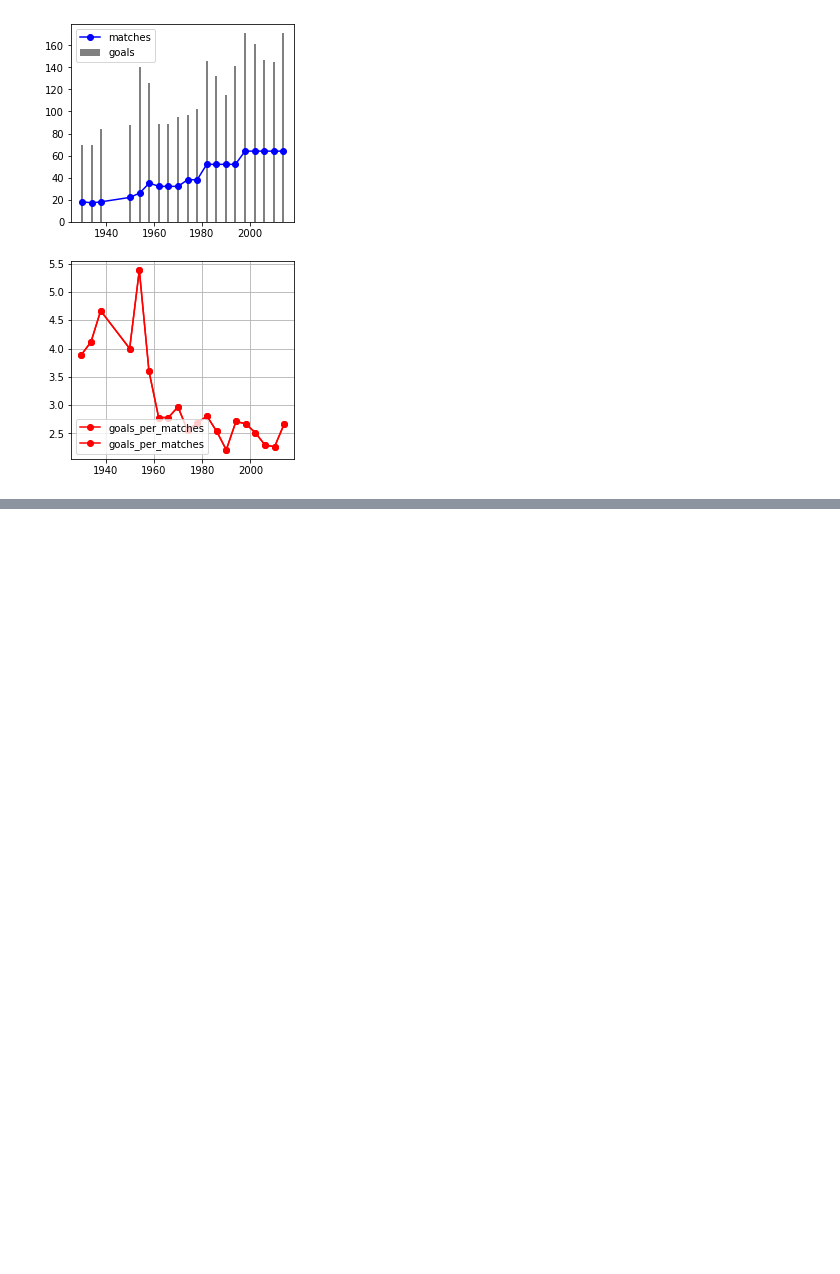
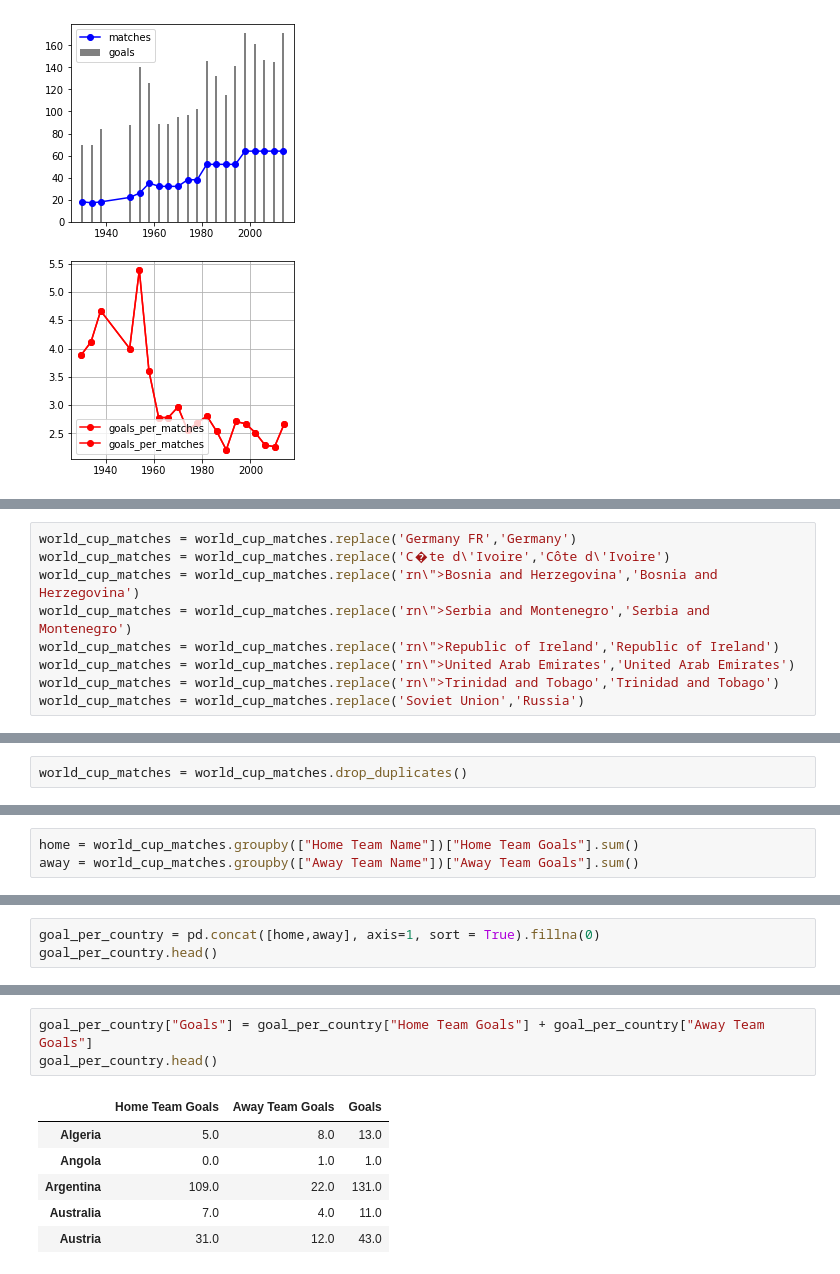
Before and after one commit to bwowby/DS, a Jupyter notebook: worldcup-matches.ipynb, the cells around one changed output, grey strips where cells are left out. Saved outputs shown, nothing was run; the diff lists cells and outputs as text; blank space fills up the shorter version.

Commit message:
world cup matches eda2

```diff
--- a/worldcup-matches.ipynb
+++ b/worldcup-matches.ipynb
@@ -72,0 +99,9 @@ fig
+# %%
+world_cup_matches = world_cup_matches.replace('Germany FR','Germany')
+world_cup_matches = world_cup_matches.replace('C�te d\'Ivoire','Côte d\'Ivoire')
+world_cup_matches = world_cup_matches.replace('rn\">Bosnia and Herzegovina','Bosnia and Herzegovina')
+world_cup_matches = world_cup_matches.replace('rn\">Serbia and Montenegro','Serbia and Montenegro')
+world_cup_matches = world_cup_matches.replace('rn\">Republic of Ireland','Republic of Ireland')
+world_cup_matches = world_cup_matches.replace('rn\">United Arab Emirates','United Arab Emirates')
+world_cup_matches = world_cup_matches.replace('rn\">Trinidad and Tobago','Trinidad and Tobago')
+world_cup_matches = world_cup_matches.replace('Soviet Union','Russia')
@@ -72,0 +137,2 @@ fig
+# %%
+world_cup_matches = world_cup_matches.drop_duplicates()
@@ -72,0 +144,3 @@ fig
+# %%
+home = world_cup_matches.groupby(["Home Team Name"])["Home Team Goals"].sum()
+away = world_cup_matches.groupby(["Away Team Name"])["Away Team Goals"].sum()
@@ -72,0 +153,3 @@ fig
+# %%
+goal_per_country = pd.concat([home,away], axis=1, sort = True).fillna(0)
+goal_per_country.head()
@@ -72,0 +163,10 @@ fig
+# %%
+goal_per_country["Goals"] = goal_per_country["Home Team Goals"] + goal_per_country["Away Team Goals"]
+goal_per_country.head()
+# %% [output]
+|  | Home Team Goals | Away Team Goals | Goals |
+| Algeria | 5.0 | 8.0 | 13.0 |
+| Angola | 0.0 | 1.0 | 1.0 |
+| Argentina | 109.0 | 22.0 | 131.0 |
+| Australia | 7.0 | 4.0 | 11.0 |
+| Austria | 31.0 | 12.0 | 43.0 |
```
Also changed, not shown: parts of 13 cells of this notebook.
